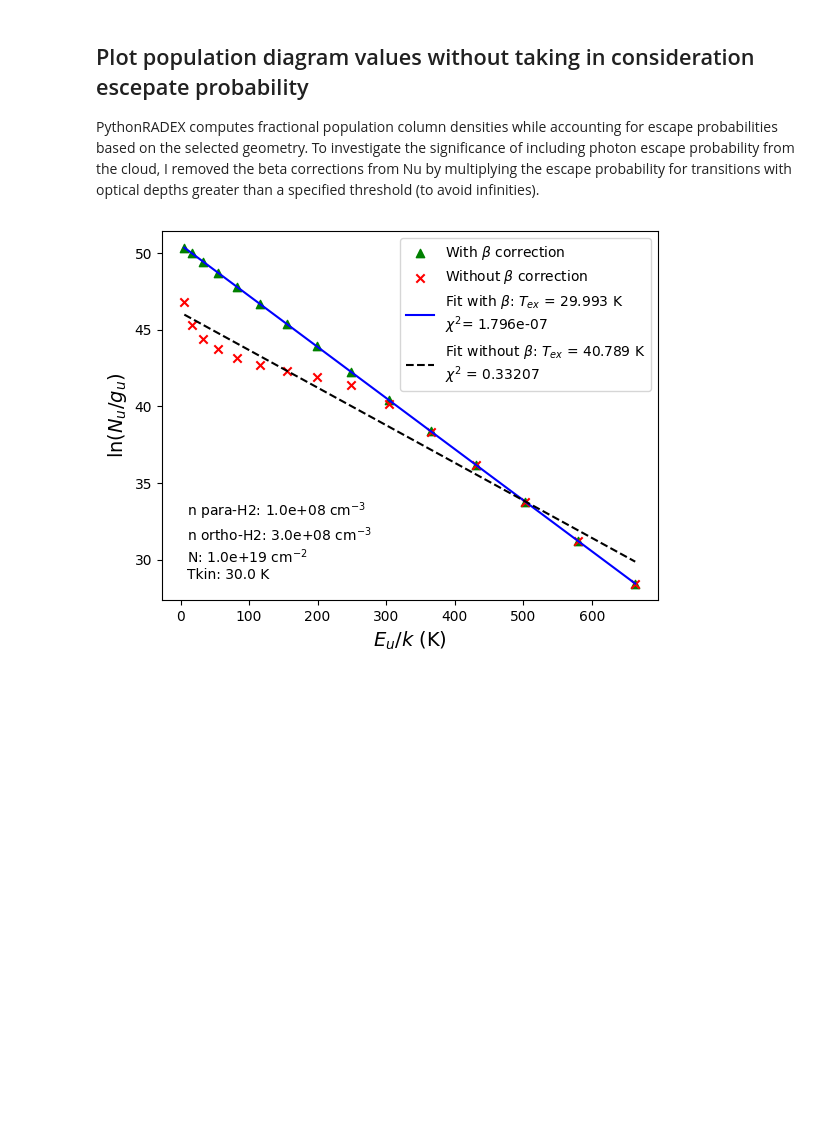
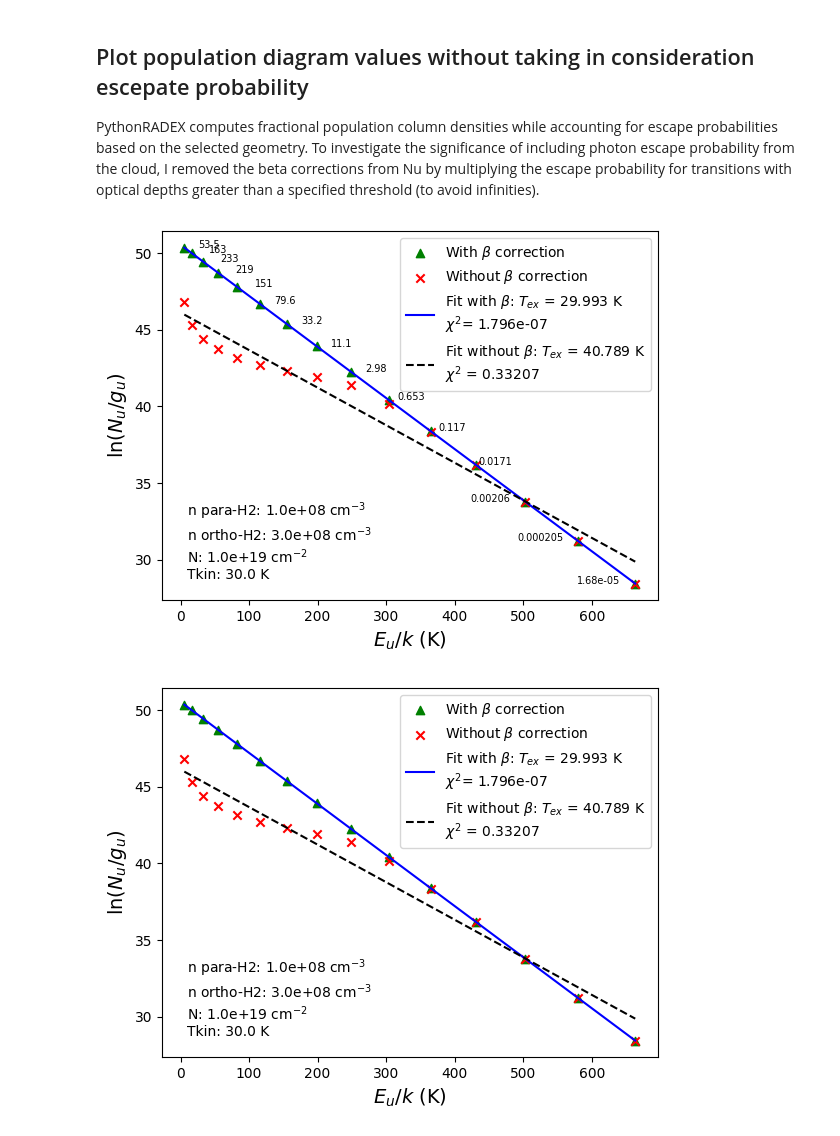
Before and after one commit to aleksej-rodano/phas0052_project, a Jupyter notebook: pythonradex_clean.ipynb, the cells around one changed output. Saved outputs shown, nothing was run; the diff lists cells and outputs as text; code cells hidden in the pictures; blank space fills up the shorter version.

```diff
--- a/pythonradex_clean.ipynb
+++ b/pythonradex_clean.ipynb
@@ -1022,6 +1075,87 @@ def calculate_y_values_nobeta(Nu, gu, tau, beta_function, debug=False):
     return y_values_nobeta
 # %%
 y_values_LTE_noBETA = calculate_y_values_nobeta(NuCo, gCO, tauCo, beta_sphere)
+# %%
+# plot population diagram
+fig, ax = plt.subplots()
+plt.scatter(
+    EuCo,
+    np.log(NuCo / gCO),
+    marker="^",
+    color="green",
+    label="With $\\beta$ correction",
+)
+plt.scatter(
+    EuCo,
+    y_values_LTE_noBETA,
+    marker="x",
+    color="red",
+    label="Without $\\beta$ correction",
+)
+
+# Add text annotations for tauCO values
+for i, tau in enumerate(tauCo):
+    if i >= len(tauCo) - 3:
+        plt.text(EuCo[i] - 22, np.log(NuCo[i] / gCO[i]), f"{tau:.3g}", fontsize=7, color="black", ha="right")
+    else:
+        plt.text(EuCo[i] + 52, np.log(NuCo[i] / gCO[i]), f"{tau:.3g}", fontsize=7, color="black", ha="right")
+
+plt.xlabel(r"$E_u/k$ (K)", fontsize=14)
+plt.ylabel(r"$\ln(N_u/ g_u)$", fontsize=14)
+# plt.title(
+#     f"CO Population Diagram in LTE\nn para-H2: {para_h2_density:.1e} cm$^{{-3}}$\nn ortho-H2: {ortho_h2_density:.1e} cm$^{{-3}}$",
+#     fontsize=15,
+# )
+
+# Fit a straight line to estimate T_ex with beta correction
+fit_beta = np.polyfit(EuCo, np.log(NuCo / gCO), 1)
+Tex_beta = -1 / fit_beta[0]  # Rotational temperature from slope
+
+# Fit a straight line to estimate T_ex without beta correction
+fit_no_beta = np.polyfit(EuCo, y_values_LTE_noBETA, 1)
+Tex_no_beta = -1 / fit_no_beta[0]  # Rotational temperature from slope
+
+# Plot the best-fit line with beta correction
+x_fit_LTE = np.linspace(min(EuCo), max(EuCo), 100)
+y_fit_LTE = fit_beta[0] * x_fit_LTE + fit_beta[1]
+
+# Plot the best-fit line without beta correction
+y_fit_no_beta = fit_no_beta[0] * x_fit_LTE + fit_no_beta[1]
+
+# Calculate chi-squared for both fits
+chi_squared_beta = np.sum(((np.log(NuCo / gCO) - (fit_beta[0] * EuCo + fit_beta[1])) ** 2) / (np.log(NuCo / gCO)))
+chi_squared_no_beta = np.sum(((y_values_LTE_noBETA - (fit_no_beta[0] * EuCo + fit_no_beta[1])) ** 2) / y_values_LTE_noBETA)
+
+plt.plot(
+    x_fit_LTE,
+    y_fit_LTE,
+    linestyle="-",
+    color="blue",
+    label=(f"Fit with $\\beta$: $T_{{ex}}$ = {Tex_beta:.5g} K\n$\chi^2$= {chi_squared_beta:.5g}"),
+)
+
+plt.plot(
+    x_fit_LTE,
+    y_fit_no_beta,
+    linestyle="--",
+    color="black",
+    label=(f"Fit without $\\beta$: $T_{{ex}}$ = {Tex_no_beta:.5g} K\n$\chi^2$ = {chi_squared_no_beta:.5g}"),
+)
+plt.legend()
+# ax.grid()
+plt.text(
+    0.05,
+    0.05,
+    f"n para-H2: {para_h2_density:.1e} cm$^{{-3}}$\nn ortho-H2: {ortho_h2_density:.1e} cm$^{{-3}}$\nN: {N_co_cm:.1e} cm$^{{-2}}$\nTkin: {Tkin:.1f} K",
+    transform=ax.transAxes,
+    fontsize=10,
+    verticalalignment="bottom",
+    horizontalalignment="left",
+)
+plt.savefig("population_diagram_LTE_CO.png")
+plt.show()
+# %% [output]
+[figure, added]
 # %%
 # plot population diagram
 fig, ax = plt.subplots()
```
Also changed, not shown: parts of 2 cells of this notebook, 3 other files.
